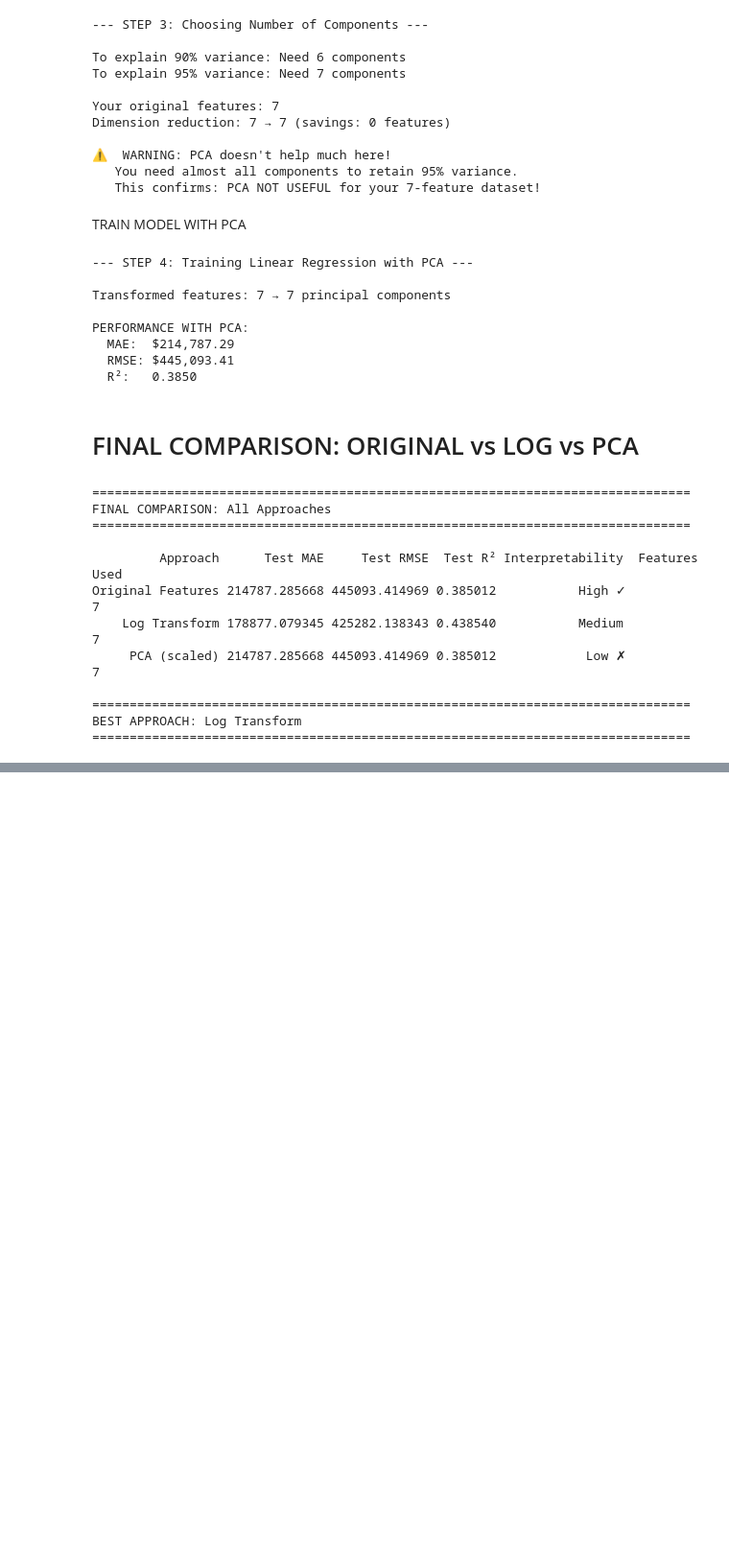
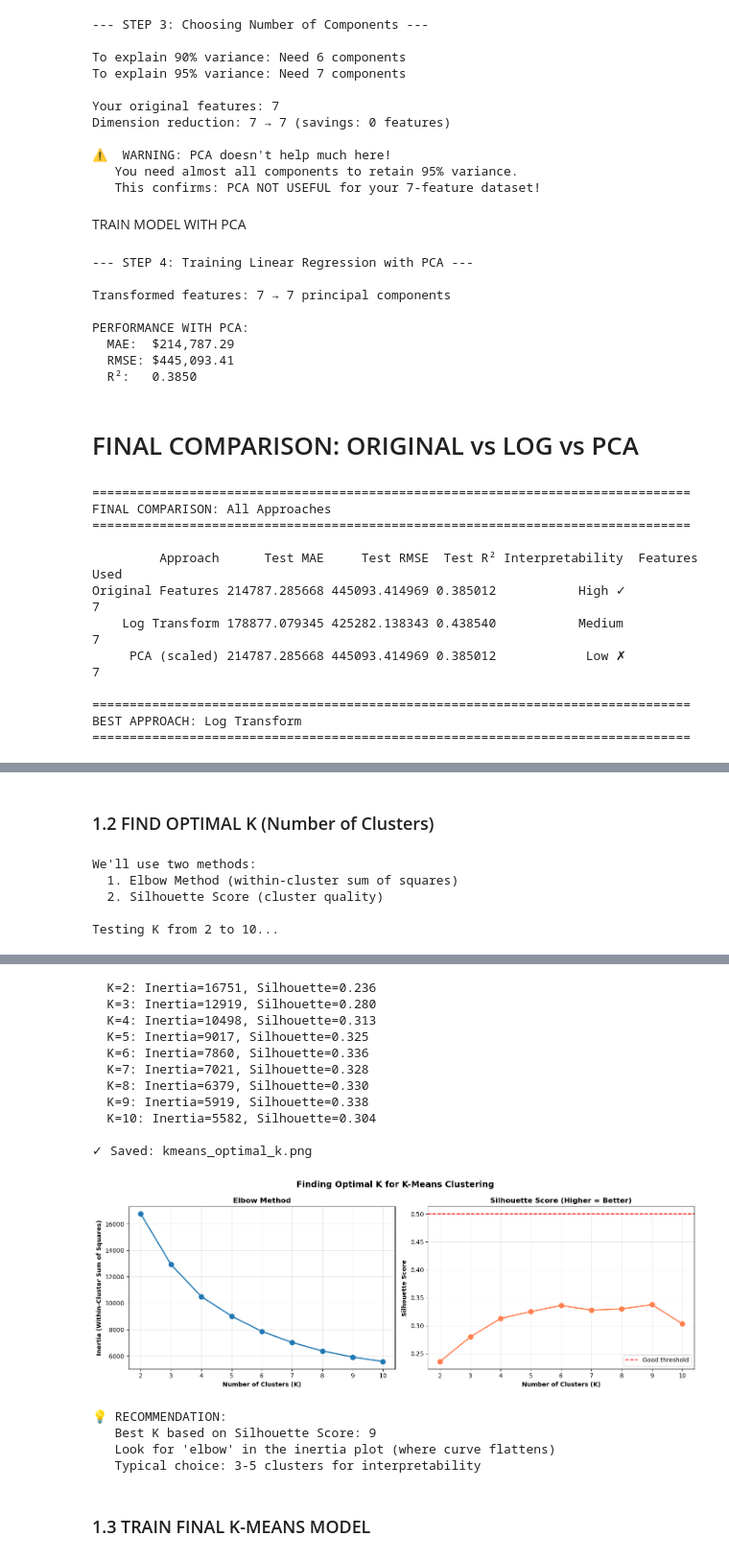
Before and after one commit to nourbenmoulehem/AUTOMATCH, a Jupyter notebook: AutoMatch_Price_Prediction_DU_&_DP.ipynb, the cells around one changed output, grey strips where cells are left out. Shown at 96% size. Drawn from its saved outputs; the diff is of its cells as text; code cells hidden in the pictures; blank space fills up the shorter version.

Commit message:
Modeling as demanded

```diff
--- a/AutoMatch_Price_Prediction_DU_&_DP.ipynb
+++ b/AutoMatch_Price_Prediction_DU_&_DP.ipynb
@@ -2327,7 +2333,7 @@ NEXT STEPS:
 print(summary)
 
 # Save summary
-with open('dataset_cleanup_summary.txt', 'w') as f:
+with open('dataset_cleanup_summary.txt', 'w', encoding='utf-8') as f:
     f.write(summary)
 
 print("\n✓ Saved: dataset_cleanup_summary.txt")
@@ -2972,0 +3066,60 @@ BEST APPROACH: Log Transform
+# %% [markdown]
+### 1.2 FIND OPTIMAL K (Number of Clusters)
+# %%
+print("We'll use two methods:")
+print("  1. Elbow Method (within-cluster sum of squares)")
+print("  2. Silhouette Score (cluster quality)")
+
+# Calculate metrics for different K values
+k_range = range(2, 11)
+inertias = []
+silhouette_scores = []
+
+print("\nTesting K from 2 to 10...")
+for k in k_range:
+    kmeans = KMeans(n_clusters=k, random_state=42, n_init=10)
+    kmeans.fit(X_scaled)
+    inertias.append(kmeans.inertia_)
+    silhouette_scores.append(silhouette_score(X_scaled, kmeans.labels_))
+    print(f"  K={k}: Inertia={kmeans.inertia_:.0f}, Silhouette={silhouette_score(X_scaled, kmeans.labels_):.3f}")
+
+# Visualize
+fig, axes = plt.subplots(1, 2, figsize=(14, 5))
+fig.suptitle('Finding Optimal K for K-Means Clustering', fontsize=14, fontweight='bold')
+
+# Elbow plot
+axes[0].plot(k_range, inertias, marker='o', linewidth=2, markersize=8)
+axes[0].set_xlabel('Number of Clusters (K)', fontweight='bold')
+axes[0].set_ylabel('Inertia (Within-Cluster Sum of Squares)', fontweight='bold')
+axes[0].set_title('Elbow Method', fontweight='bold')
+axes[0].grid(alpha=0.3)
+axes[0].set_xticks(k_range)
+
+# Silhouette plot
+axes[1].plot(k_range, silhouette_scores, marker='o', linewidth=2,
+             markersize=8, color='coral')
+axes[1].set_xlabel('Number of Clusters (K)', fontweight='bold')
+axes[1].set_ylabel('Silhouette Score', fontweight='bold')
+axes[1].set_title('Silhouette Score (Higher = Better)', fontweight='bold')
+axes[1].grid(alpha=0.3)
+axes[1].set_xticks(k_range)
+axes[1].axhline(y=0.5, color='red', linestyle='--', label='Good threshold')
+axes[1].legend()
+
+plt.tight_layout()
+plt.savefig('kmeans_optimal_k.png', dpi=300, bbox_inches='tight')
+print("\n✓ Saved: kmeans_optimal_k.png")
+plt.show()
+
+# Recommend optimal K
+optimal_k_silhouette = k_range[np.argmax(silhouette_scores)]
+print(f"\n💡 RECOMMENDATION:")
+print(f"   Best K based on Silhouette Score: {optimal_k_silhouette}")
+print(f"   Look for 'elbow' in the inertia plot (where curve flattens)")
+print(f"   Typical choice: 3-5 clusters for interpretability")
+# %% [output]
+We'll use two methods:
+  1. Elbow Method (within-cluster sum of squares)
+  2. Silhouette Score (cluster quality)
+
+Testing K from 2 to 10...
@@ -2972,0 +3137,18 @@ BEST APPROACH: Log Transform
+  K=2: Inertia=16751, Silhouette=0.236
+  K=3: Inertia=12919, Silhouette=0.280
+  K=4: Inertia=10498, Silhouette=0.313
+  K=5: Inertia=9017, Silhouette=0.325
+  K=6: Inertia=7860, Silhouette=0.336
+  K=7: Inertia=7021, Silhouette=0.328
+  K=8: Inertia=6379, Silhouette=0.330
+  K=9: Inertia=5919, Silhouette=0.338
+  K=10: Inertia=5582, Silhouette=0.304
+
+✓ Saved: kmeans_optimal_k.png
+[figure, added]
+💡 RECOMMENDATION:
+   Best K based on Silhouette Score: 9
+   Look for 'elbow' in the inertia plot (where curve flattens)
+   Typical choice: 3-5 clusters for interpretability
+# %% [markdown]
+### 1.3 TRAIN FINAL K-MEANS MODEL
```
Also changed, not shown: parts of 39 cells of this notebook, 14 other files.
